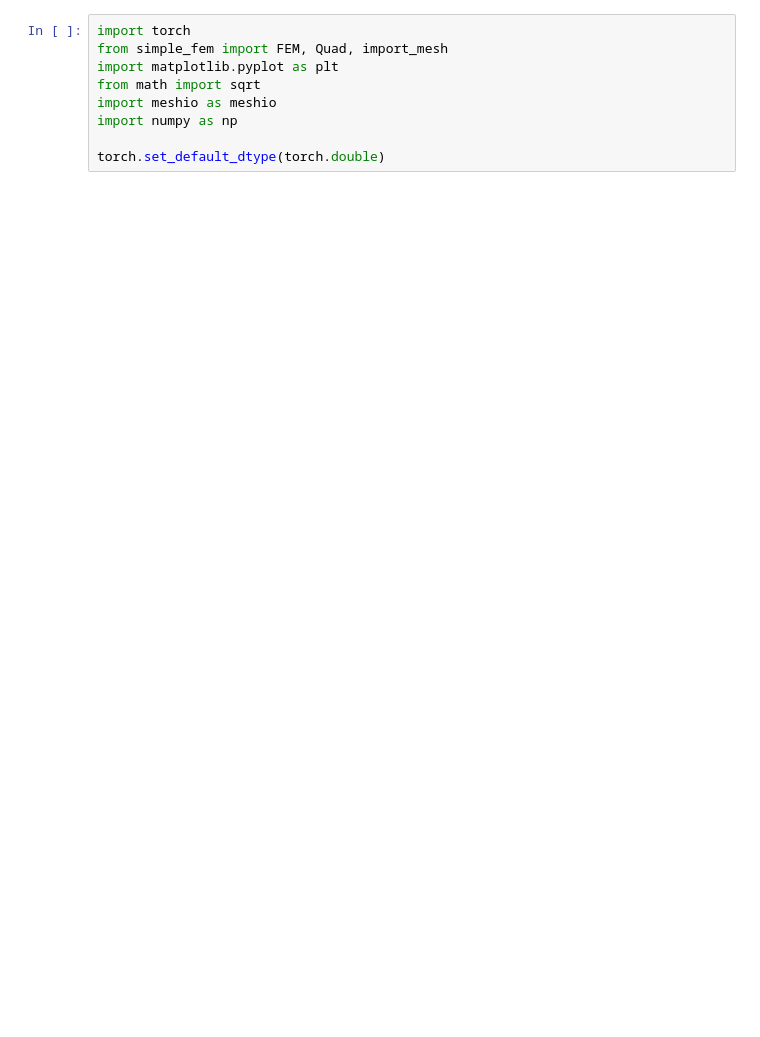
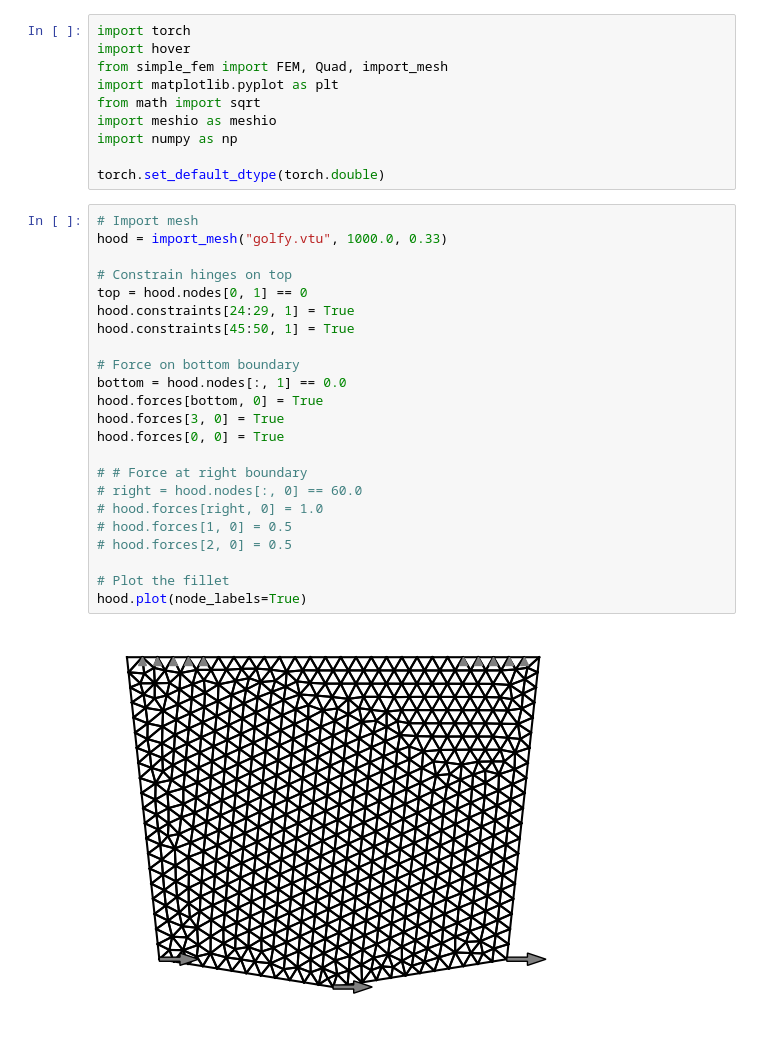
Before and after one commit to neil51/structural_optimization, a Jupyter notebook: notebooks/project topology.ipynb, the cells around one changed output. Cells and saved outputs as stored; diff of their text form; blank space fills up the shorter version.

```diff
--- a/notebooks/project topology.ipynb
+++ b/notebooks/project topology.ipynb
@@ -1,5 +1,6 @@
 # %%
 import torch
+import hover
 from simple_fem import FEM, Quad, import_mesh
 import matplotlib.pyplot as plt
 from math import sqrt
@@ -7,5 +8,30 @@ import meshio as meshio
 import numpy as np
 
 torch.set_default_dtype(torch.double)
+# %%
+# Import mesh
+hood = import_mesh("golfy.vtu", 1000.0, 0.33)
+
+# Constrain hinges on top
+top = hood.nodes[0, 1] == 0
+hood.constraints[24:29, 1] = True
+hood.constraints[45:50, 1] = True
+
+# Force on bottom boundary
+bottom = hood.nodes[:, 1] == 0.0
+hood.forces[bottom, 0] = True
+hood.forces[3, 0] = True
+hood.forces[0, 0] = True
+
+# # Force at right boundary
+# right = hood.nodes[:, 0] == 60.0
+# hood.forces[right, 0] = 1.0
+# hood.forces[1, 0] = 0.5
+# hood.forces[2, 0] = 0.5
+
+# Plot the fillet
+hood.plot(node_labels=True)
+# %% [output]
+[figure, added]
 # %%
 # Import mesh
```
Also changed, not shown: parts of 12 cells of this notebook, 1 other file.
